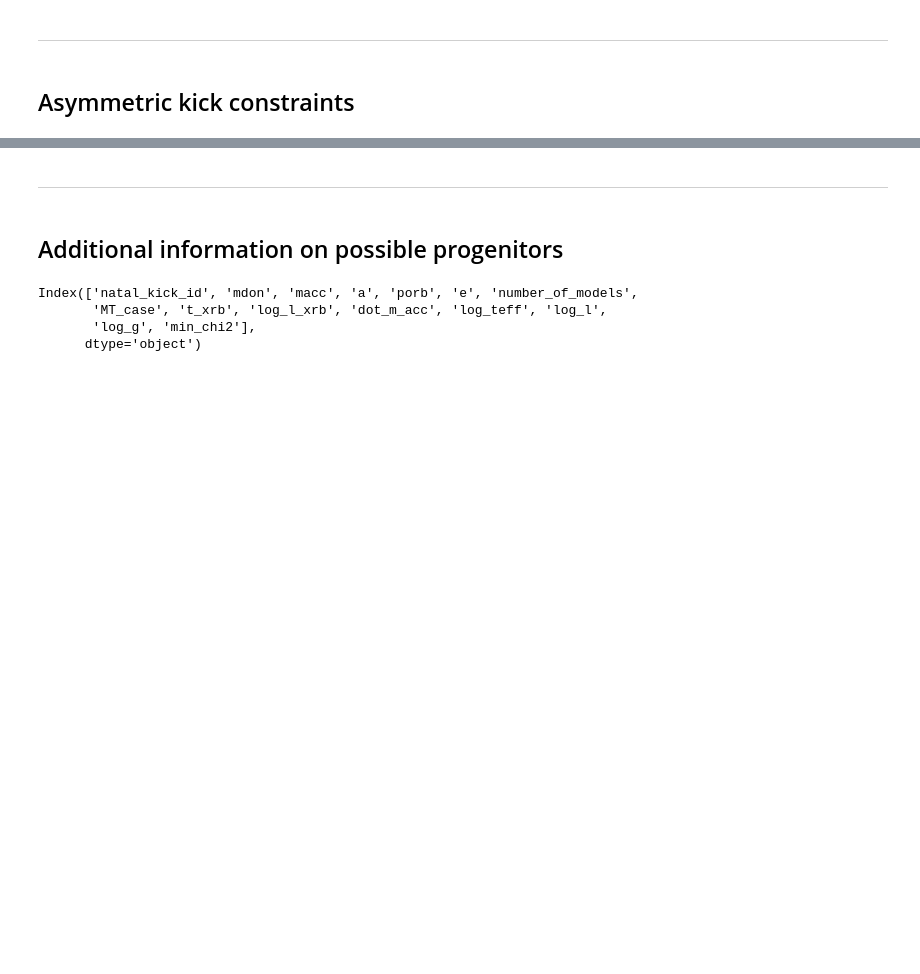
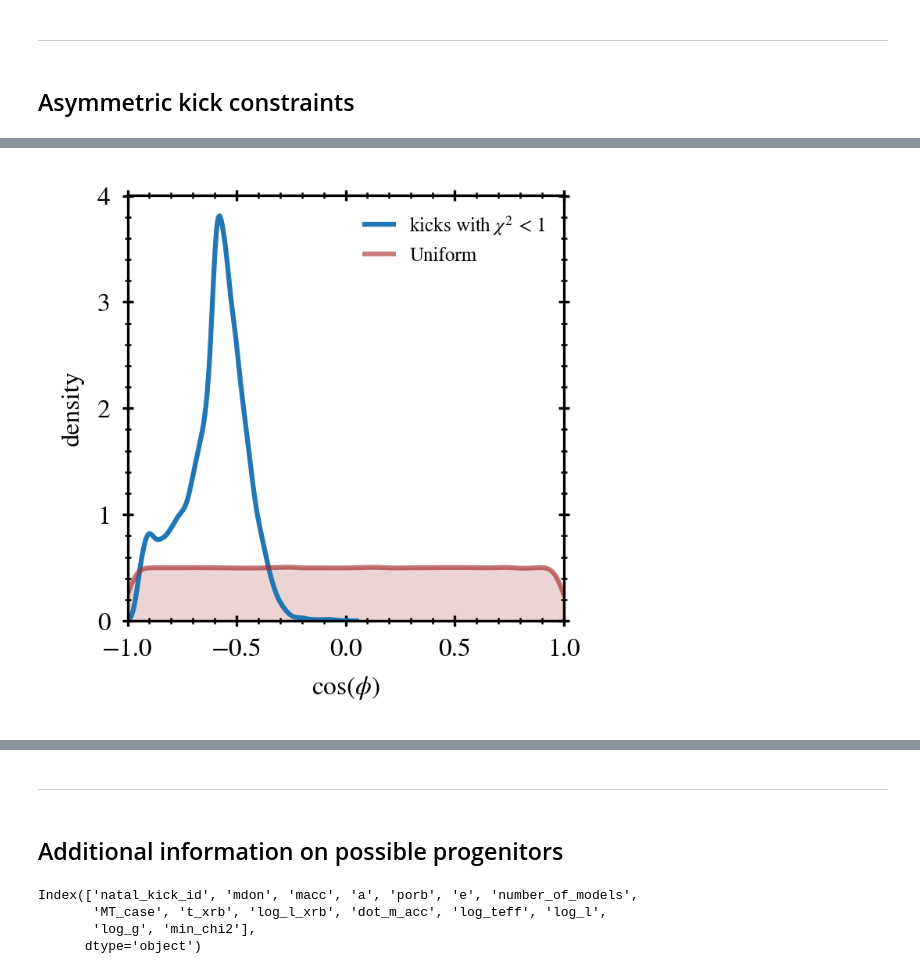
Before and after one commit to asimazbunzel/j08408, a Jupyter notebook: notebooks/grid-of-star-plus-ns.ipynb, the cells around one changed output, grey strips where cells are left out. Drawn from its saved outputs; the diff is of its cells as text; code cells hidden in the pictures; blank space fills up the shorter version.

```diff
--- a/notebooks/grid-of-star-plus-ns.ipynb
+++ b/notebooks/grid-of-star-plus-ns.ipynb
@@ -701,0 +699,15 @@ for k in range(len(porb_pm)):
+# %%
+w_nice, theta_nice, phi_nice = find_nice_kicks(
+    additional_info_on_progenitors,
+    w_allorbits,
+    theta_allorbits,
+    phi_allorbits,
+    p_allorbits,
+    e_allorbits,
+)
+print(len(w_nice))
+
+# use numpy arrays
+w_nice = np.array(w_nice)
+theta_nice = np.array(theta_nice)
+phi_nice = np.array(phi_nice)
@@ -770,0 +805,45 @@ ax.fill_between(X_Z, 1e-6*np.ones(len(Y_Z)), Y_Z, color='darkslateblue', alpha=0
+# %%
+if use_paper_style:
+    plt.style.use("../config/paper-style.mpl")
+else:
+    plt.style.use("../config/style.mpl")
+fig, ax = plt.subplots()
+
+ax.set_xlabel("$\\cos(\\phi)$")
+ax.set_ylabel("density")
+
+#ax.set_ylim(0.0, 0.30)
+ax.set_xlim(-1, 1)
+
+# distribution for nice kicks
+sn = sns.kdeplot(
+        x=np.cos(theta_nice),
+        clip=(-1, 1),
+        weights= 1 / (len(theta_distro) * np.ones(len(theta_nice))),
+        common_norm=True,
+        bw_adjust=1,
+        common_grid=False,
+        alpha=0.0,
+        color="C0",
+    )
+x, y = sn.lines[0].get_data()
+ax.plot(x, y, color="C0", label="kicks with $\\chi^2 \, < \, 1$")
+
+# complete distribution
+sn = sns.kdeplot(
+        x=np.cos(theta_distro),
+        clip=(-1, 1),
+        weights=1 / (len(theta_distro) * np.ones(len(theta_distro))),
+        common_norm=True,
+        bw_adjust=1,
+        common_grid=False,
+        alpha=0.0,
+        color="brown",
+    )
+x, y = sn.lines[2].get_data()
+ax.plot(x, y, color="brown", alpha=0.6, label="Uniform")
+ax.fill_between(x, 0, y, color="brown", alpha=0.2)
+
+ax.legend();
+# %% [output]
+[figure, added]
```
Also changed, not shown: parts of 15 cells of this notebook.
